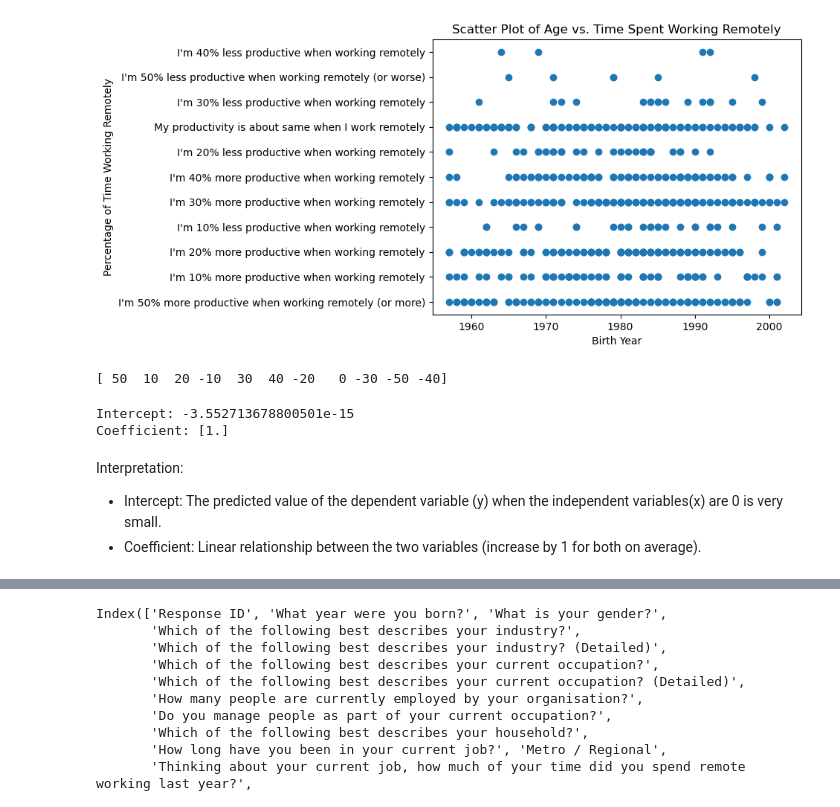
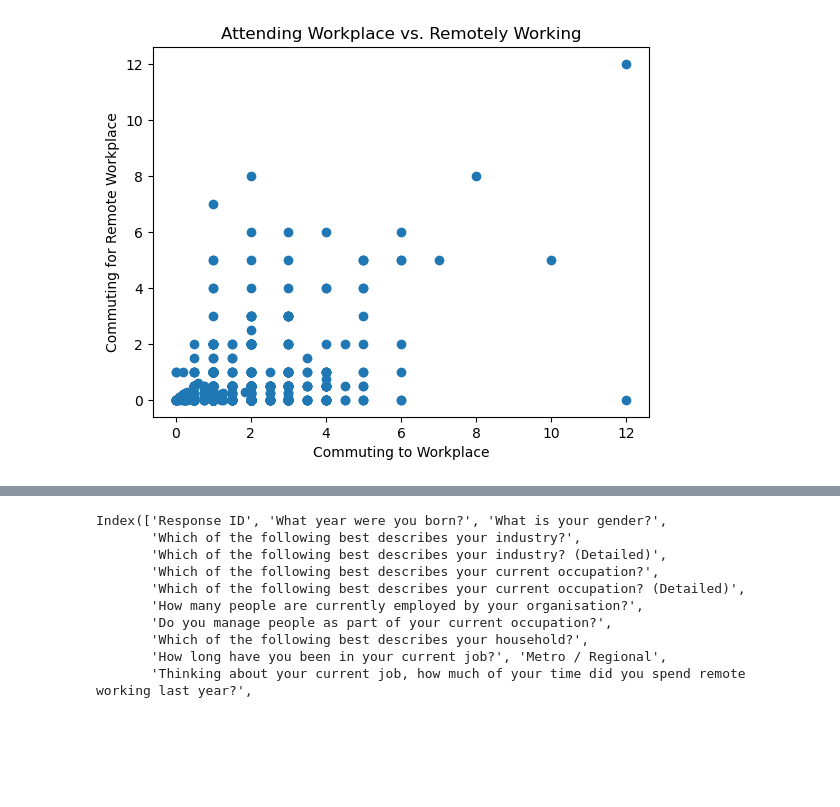
Before and after one commit to spuri007/189-project, a Jupyter notebook: MATH 189 Project.ipynb, the cells around one changed output, grey strips where cells are left out. Saved outputs shown, nothing was run; the diff lists cells and outputs as text; code cells hidden in the pictures; blank space fills up the shorter version.

```diff
--- a/MATH 189 Project.ipynb
+++ b/MATH 189 Project.ipynb
@@ -6,6 +6,5 @@ import seaborn as sns
 import statsmodels.api as sm
 from scipy.stats import linregress
 # %%
-df = pd.read_csv('2020_rws.csv')
-df2 = pd.read_csv('2021_rws.csv')
+data = pd.read_csv('clean_data.csv')
 # %%
@@ -53,59 +35,8 @@ Text(0.5, 1.0, 'Percentage of Time Working Remotely in 2020')
 # %%
-plt.scatter(df2['What year were you born?  '], df2["This question is about your productivity. Productivity means what you produce for each hour that you work. It includes the amount of work you achieve each hour, and the quality of your work each hour.    Please compare your productivity when you work remotely to when you work at your employer's workplace.    Roughly how productive are you, each hour, when you work remotely?  "])
-plt.xlabel('Birth Year')
-plt.ylabel('Percentage of Time Working Remotely')
-plt.title('Scatter Plot of Age vs. Time Spent Working Remotely')
+plt.scatter(data["In person - commute time "], data["Remote - commute time"])
+plt.xlabel('Commuting to Workplace')
+plt.ylabel('Commuting for Remote Workplace')
+plt.title('Attending Workplace vs. Remotely Working')
 plt.show()
 # %% [output]
-[figure, old version]
+[figure, new version]
-# %%
-def convert_to_numeric(value):
-    if isinstance(value, str):
-        try:
-            if 'more' in value:
-                return int(value.split('%')[0].split()[-1])
-            elif 'less' in value:
-                return -int(value.split('%')[0].split()[-1])
-            elif 'same' in value:
-                return 0
-        except ValueError:
-            pass
-    return np.nan
-
-df2['Productivity_numeric'] = df2['Now think about the productivity of the employees you manage.   Roughly how productive are the employees you manage, each hour, when they work remotely?  '].apply(convert_to_numeric)
-df2.dropna(subset=['Productivity_numeric'], inplace=True)
-
-print(df2['Productivity_numeric'].unique())
-# %% [output]
-[ 50  10  20 -10  30  40 -20   0 -30 -50 -40]
-# %%
-from sklearn.linear_model import LinearRegression
-
-x = df2["This question is about your productivity. Productivity means what you produce for each hour that you work. It includes the amount of work you achieve each hour, and the quality of your work each hour.    Please compare your productivity when you work remotely to when you work at your employer's workplace.    Roughly how productive are you, each hour, when you work remotely?  "]
-y = df2['Now think about the productivity of the employees you manage.   Roughly how productive are the employees you manage, each hour, when they work remotely?  ']
-
-# Convert x and y to numeric
-x_numeric = x.apply(convert_to_numeric)
-y_numeric = y.apply(convert_to_numeric)
-
-# Remove NaN values
-df2.dropna(subset=['Productivity_numeric'], inplace=True)
-
-# Reshape x and y for sklearn
-X = x_numeric.values.reshape(-1, 1)
-y = y_numeric.values
-
-# Initialize and fit the linear regression model
-model = LinearRegression()
-model.fit(X, y)
-
-# Print the coefficients
-print("Intercept:", model.intercept_)
-print("Coefficient:", model.coef_)
-# %% [output]
-Intercept: -3.552713678800501e-15
-Coefficient: [1.]
-# %% [markdown]
-Interpretation:
-* Intercept: The predicted value of the dependent variable (y) when the independent variables(x) are 0 is very small.
-* Coefficient: Linear relationship between the two variables (increase by 1 for both on average).
```
Also changed, not shown: parts of 7 cells of this notebook.
